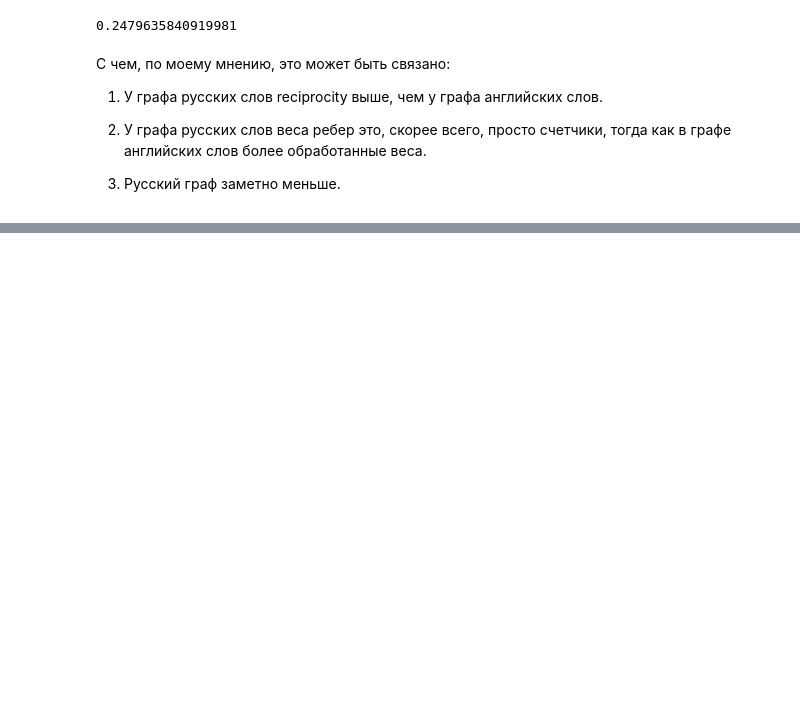
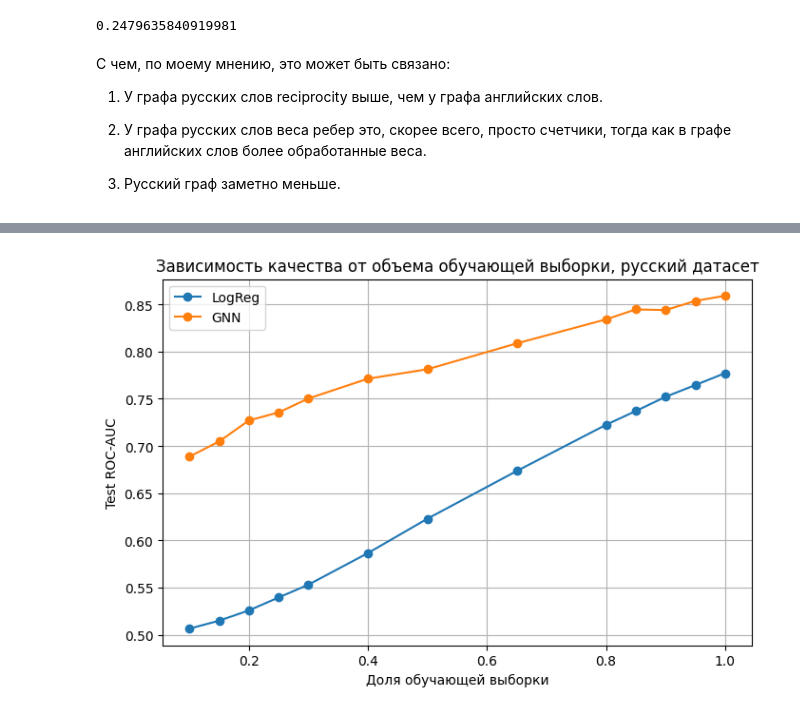
Before and after one commit to AlexeyEmelyan0v/link_prediction_gnn_1, a Jupyter notebook: link_prediction_gnn_1.ipynb, the cells around one changed output, grey strips where cells are left out. Saved outputs shown, nothing was run; the diff lists cells and outputs as text; code cells hidden in the pictures; blank space fills up the shorter version.

```diff
--- a/link_prediction_gnn_1.ipynb
+++ b/link_prediction_gnn_1.ipynb
@@ -4618,0 +5131,21 @@ nx.reciprocity(G_rus_weighted)
+# %%
+plt.figure(figsize=(8, 5))
+
+for model_name in rus_train_parts_results["model"].unique():
+    model_results = rus_train_parts_results[rus_train_parts_results["model"] == model_name]
+
+    plt.plot(
+        model_results["train_part"],
+        model_results["test_roc_auc"],
+        marker="o",
+        label=model_name
+    )
+
+plt.xlabel("Доля обучающей выборки")
+plt.ylabel("Test ROC-AUC")
+plt.title("Зависимость качества от объема обучающей выборки, русский датасет")
+plt.legend()
+plt.grid(True)
+plt.show()
+# %% [output]
+[figure, added]
```
Also changed, not shown: parts of 8 cells of this notebook.
